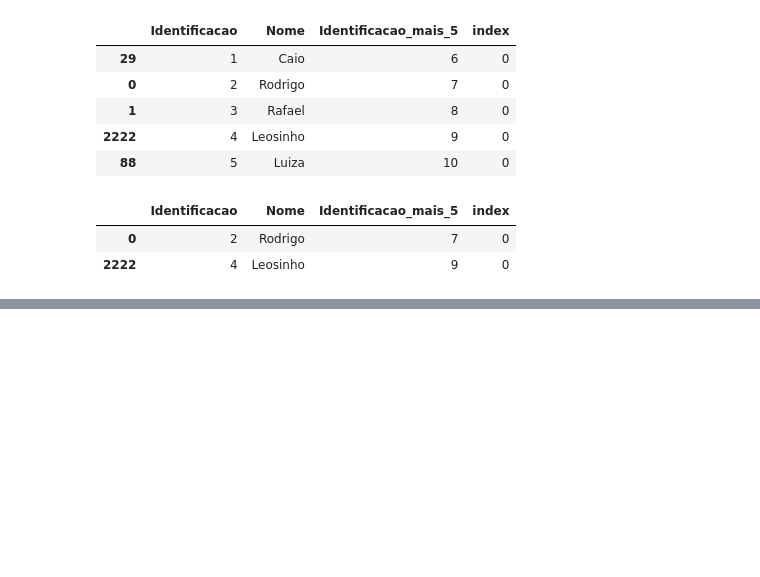
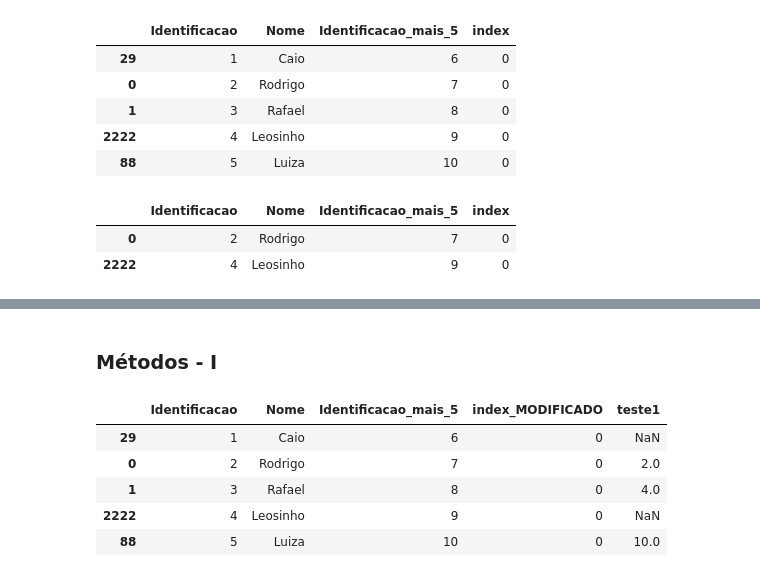
Before and after one commit to Kristhianno/Working_with_List_using_Python, a Jupyter notebook: Python_knowing_DataFrame.ipynb, the cells around one changed output, grey strips where cells are left out. Saved outputs shown, nothing was run; the diff lists cells and outputs as text; code cells hidden in the pictures; blank space fills up the shorter version.

```diff
--- a/Python_knowing_DataFrame.ipynb
+++ b/Python_knowing_DataFrame.ipynb
@@ -397,0 +490,11 @@ df3.loc[[0,2222]] # para retornar dados por nomes especificos basta passar uma l
+# %% [markdown]
+### Métodos - I
+# %%
+df3
+# %% [output]
+|  | Identificacao | Nome | Identificacao_mais_5 | index_MODIFICADO | teste1 |
+| 29 | 1 | Caio | 6 | 0 | NaN |
+| 0 | 2 | Rodrigo | 7 | 0 | 2.0 |
+| 1 | 3 | Rafael | 8 | 0 | 4.0 |
+| 2222 | 4 | Leosinho | 9 | 0 | NaN |
+| 88 | 5 | Luiza | 10 | 0 | 10.0 |
```
Also changed, not shown: parts of 18 cells of this notebook.
